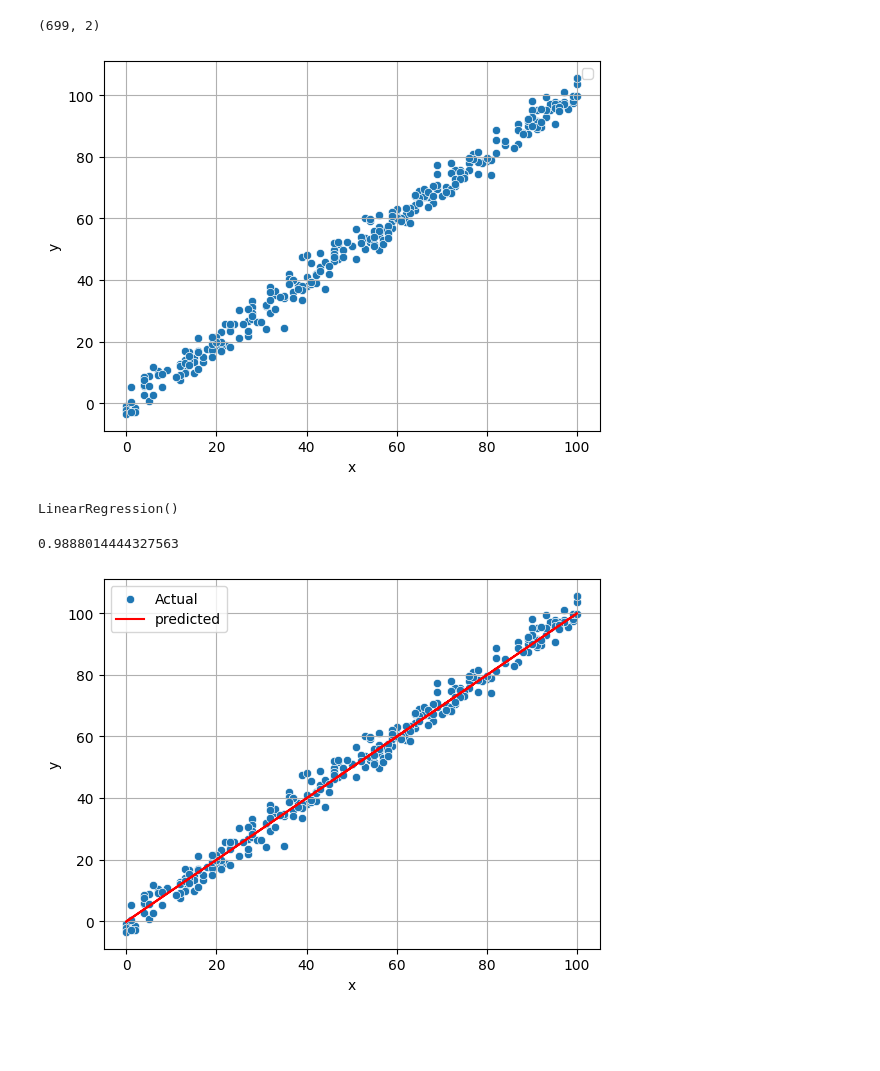
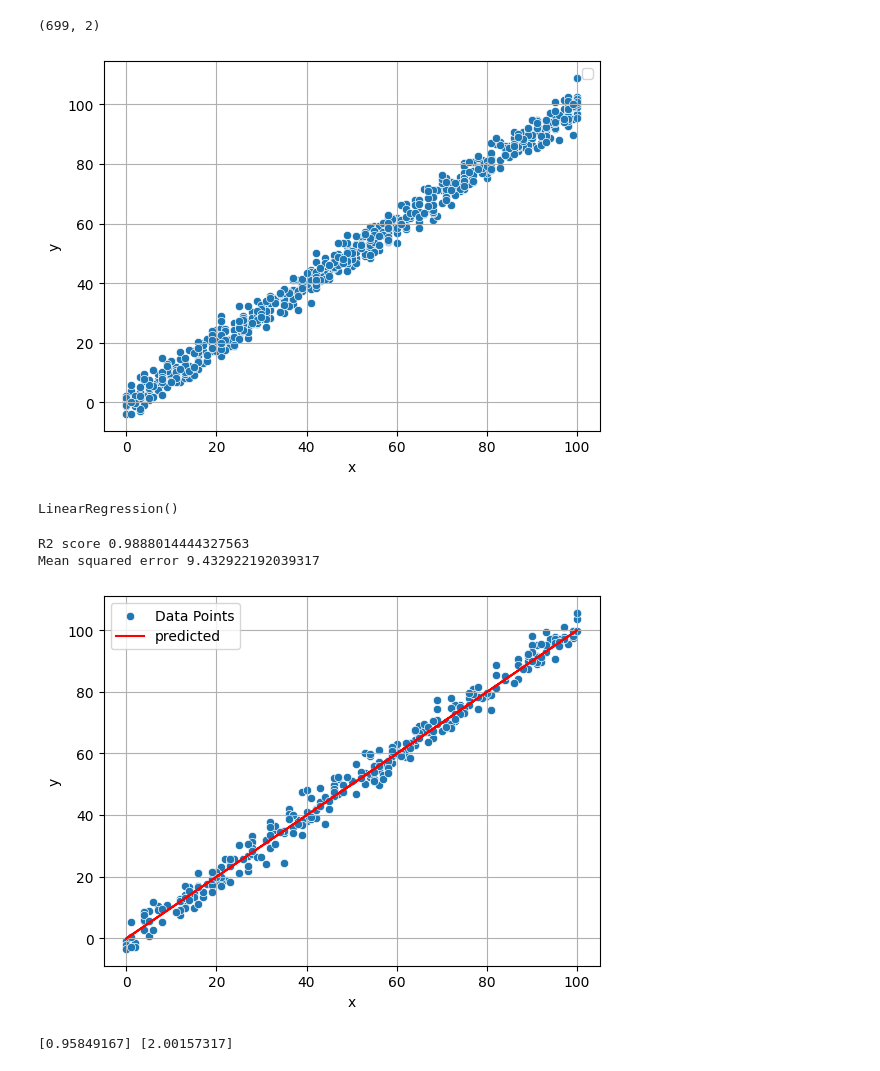
Before and after one commit to Avedeva/self-practice, a Jupyter notebook: kaggle.ipynb, the cells around one changed output. Cells and saved outputs as stored; diff of their text form; code cells hidden in the pictures; blank space fills up the shorter version.

```diff
--- a/kaggle.ipynb
+++ b/kaggle.ipynb
@@ -5,10 +5,10 @@ import seaborn as sns
 import matplotlib.pyplot as plt
 import pandas as pd
 import numpy as np
+# acessing the csv file
+df_test = pd.read_csv("kaggle1.csv")
 
-df_test = pd.read_csv("C:\\Users\\suees\\skill\\ML\\Core ML\\Supervised Learning\\linear regression\\self practice\\kaggle1.csv")
-
-df_train = pd.read_csv("C:\\Users\\suees\\skill\\ML\\Core ML\\Supervised Learning\\linear regression\\self practice\\kaggle_train1.csv")
+df_train = pd.read_csv("kaggle_train1.csv")
 df_test.head(),df_train.head()
 # %% [output]
 (    x          y
@@ -47,14 +47,14 @@ df_train.shape # checking the shape of the training data
 (699, 2)
 # %%
 # plotting the graph to visulaize the data
-sns.scatterplot(data = df_test,x="x",y="y")
+sns.scatterplot(data = df_train,x="x",y="y")
 xlabel = "x"
 ylabel = "y"
 plt.grid()
 plt.legend()
 plt.show()
 # %% [output]
-[figure, old version]
+[figure, new version]
 # %%
 # now initiallizing the variables to train the model using linearRegression
 X_train = df_train[["x"]]
@@ -74,13 +74,13 @@ y_test = df_test["y"]
 X_test = df_test[["x"]]
 y_test = df_test["y"]
 y_predict = model.predict(X_test)
-from sklearn.metrics import r2_score #Evaluating the model using R-squared
-r2_score(y_test,y_predict)# 0.98 score being 1 the best almost 98 percent accurate
+from sklearn.metrics import r2_score,mean_squared_error #Evaluating the model using R-squared,MSE
 # %% [output]
-0.9888014444327563
+R2 score 0.9888014444327563
+Mean squared error 9.432922192039317
 # %%
 # showing the best fit line for the data
-sns.scatterplot(data = df_test,x="x",y="y",label = "Actual")
+sns.scatterplot(data = df_test,x="x",y="y",label = "Data Points")
 xlabel = "x"
 ylabel = "y"
 plt.grid()
@@ -90,4 +90,4 @@ plt.plot(X_test,y_predict,color = "Red",label = "predicted")
 plt.legend()
 plt.show()
 # %% [output]
-[figure, old version]
+[figure, new version]
@@ -93,0 +119,7 @@ plt.show()
+# %%
+# calling my class
+mlr = ols()
+coef_,intercept_ = mlr.fit(X_train,y_train)
+print(coef_,intercept_)
+# %% [output]
+[0.95849167] [2.00157317]
```
Also changed, not shown: parts of 5 cells of this notebook.
